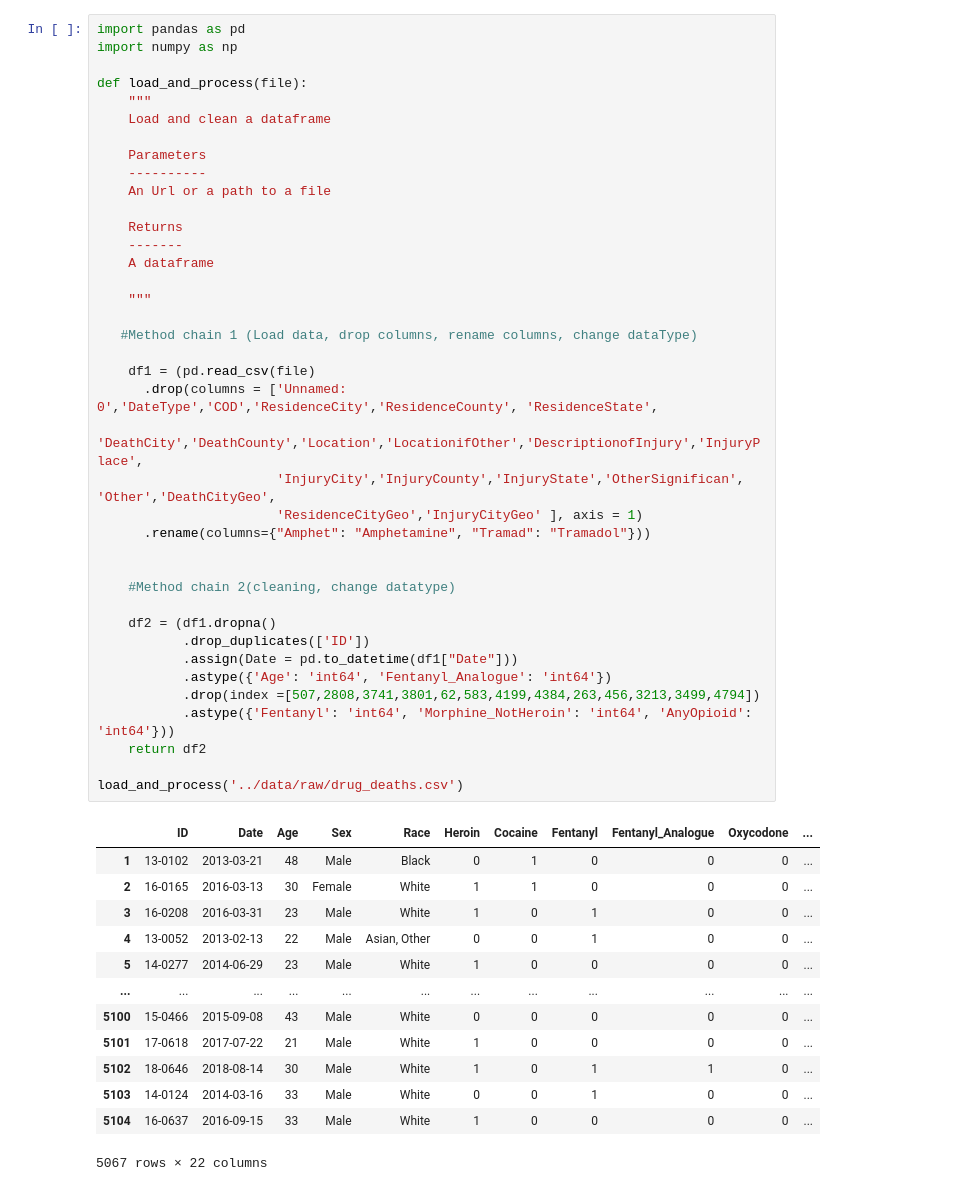
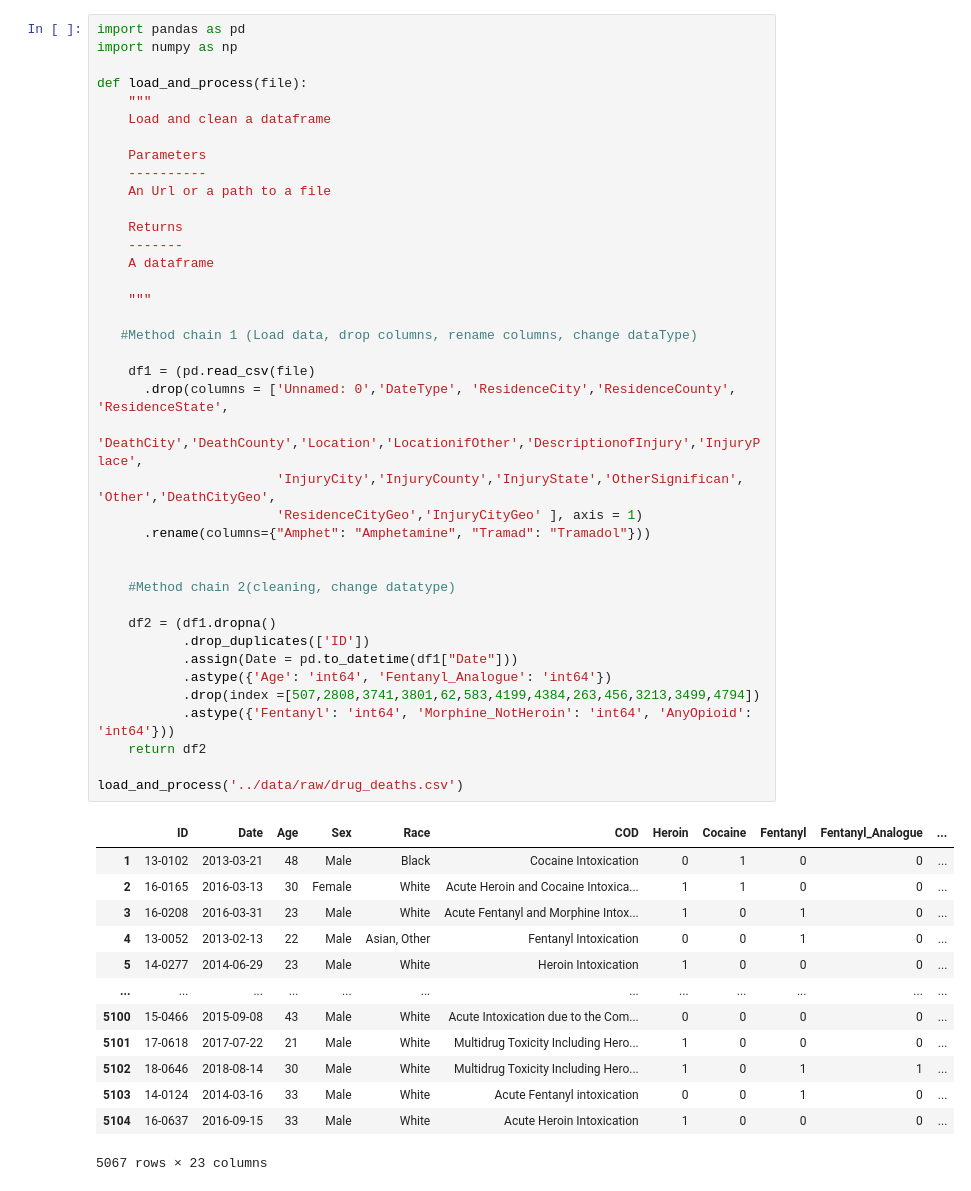
Before and after one commit to data301-2020-winter1/course-project-solo_102, a Jupyter notebook: analysis/functions_task3_step2.ipynb, the cells around one changed output. Cells and saved outputs as stored; diff of their text form.

```diff
--- a/analysis/functions_step2.ipynb
+++ b/analysis/functions_task3_step2.ipynb
@@ -10,44 +10,44 @@ def load_and_process(file):
     ----------
     An Url or a path to a file
 
     Returns
     -------
     A dataframe
 
     """
 
    #Method chain 1 (Load data, drop columns, rename columns, change dataType)
 
     df1 = (pd.read_csv(file)
-      .drop(columns = ['Unnamed: 0','DateType','COD','ResidenceCity','ResidenceCounty', 'ResidenceState',
+      .drop(columns = ['Unnamed: 0','DateType', 'ResidenceCity','ResidenceCounty', 'ResidenceState',
                        'DeathCity','DeathCounty','Location','LocationifOther','DescriptionofInjury','InjuryPlace',
                        'InjuryCity','InjuryCounty','InjuryState','OtherSignifican', 'Other','DeathCityGeo',
                        'ResidenceCityGeo','InjuryCityGeo' ], axis = 1)
       .rename(columns={"Amphet": "Amphetamine", "Tramad": "Tramadol"}))
 
 
     #Method chain 2(cleaning, change datatype)
 
     df2 = (df1.dropna()
            .drop_duplicates(['ID'])
            .assign(Date = pd.to_datetime(df1["Date"]))
            .astype({'Age': 'int64', 'Fentanyl_Analogue': 'int64'})
            .drop(index =[507,2808,3741,3801,62,583,4199,4384,263,456,3213,3499,4794])
            .astype({'Fentanyl': 'int64', 'Morphine_NotHeroin': 'int64', 'AnyOpioid': 'int64'}))
     return df2
 
 load_and_process('../data/raw/drug_deaths.csv')
 # %% [output]
-|  | ID | Date | Age | Sex | Race | Heroin | Cocaine | Fentanyl | Fentanyl_Analogue | Oxycodone | ... |
-| 1 | 13-0102 | 2013-03-21 | 48 | Male | Black | 0 | 1 | 0 | 0 | 0 | ... |
-| 2 | 16-0165 | 2016-03-13 | 30 | Female | White | 1 | 1 | 0 | 0 | 0 | ... |
-| 3 | 16-0208 | 2016-03-31 | 23 | Male | White | 1 | 0 | 1 | 0 | 0 | ... |
-| 4 | 13-0052 | 2013-02-13 | 22 | Male | Asian, Other | 0 | 0 | 1 | 0 | 0 | ... |
-| 5 | 14-0277 | 2014-06-29 | 23 | Male | White | 1 | 0 | 0 | 0 | 0 | ... |
+|  | ID | Date | Age | Sex | Race | COD | Heroin | Cocaine | Fentanyl | Fentanyl_Analogue | ... |
+| 1 | 13-0102 | 2013-03-21 | 48 | Male | Black | Cocaine Intoxication | 0 | 1 | 0 | 0 | ... |
+| 2 | 16-0165 | 2016-03-13 | 30 | Female | White | Acute Heroin and Cocaine Intoxica... | 1 | 1 | 0 | 0 | ... |
+| 3 | 16-0208 | 2016-03-31 | 23 | Male | White | Acute Fentanyl and Morphine Intox... | 1 | 0 | 1 | 0 | ... |
+| 4 | 13-0052 | 2013-02-13 | 22 | Male | Asian, Other | Fentanyl Intoxication | 0 | 0 | 1 | 0 | ... |
+| 5 | 14-0277 | 2014-06-29 | 23 | Male | White | Heroin Intoxication | 1 | 0 | 0 | 0 | ... |
 | ... | ... | ... | ... | ... | ... | ... | ... | ... | ... | ... | ... |
-| 5100 | 15-0466 | 2015-09-08 | 43 | Male | White | 0 | 0 | 0 | 0 | 0 | ... |
-| 5101 | 17-0618 | 2017-07-22 | 21 | Male | White | 1 | 0 | 0 | 0 | 0 | ... |
-| 5102 | 18-0646 | 2018-08-14 | 30 | Male | White | 1 | 0 | 1 | 1 | 0 | ... |
-| 5103 | 14-0124 | 2014-03-16 | 33 | Male | White | 0 | 0 | 1 | 0 | 0 | ... |
-| 5104 | 16-0637 | 2016-09-15 | 33 | Male | White | 1 | 0 | 0 | 0 | 0 | ... |
+| 5100 | 15-0466 | 2015-09-08 | 43 | Male | White | Acute Intoxication due to the Com... | 0 | 0 | 0 | 0 | ... |
+| 5101 | 17-0618 | 2017-07-22 | 21 | Male | White | Multidrug Toxicity Including Hero... | 1 | 0 | 0 | 0 | ... |
+| 5102 | 18-0646 | 2018-08-14 | 30 | Male | White | Multidrug Toxicity Including Hero... | 1 | 0 | 1 | 1 | ... |
+| 5103 | 14-0124 | 2014-03-16 | 33 | Male | White | Acute Fentanyl intoxication | 0 | 0 | 1 | 0 | ... |
+| 5104 | 16-0637 | 2016-09-15 | 33 | Male | White | Acute Heroin Intoxication | 1 | 0 | 0 | 0 | ... |
-5067 rows × 22 columns
+5067 rows × 23 columns
```
Also changed, not shown: 5 other files.
